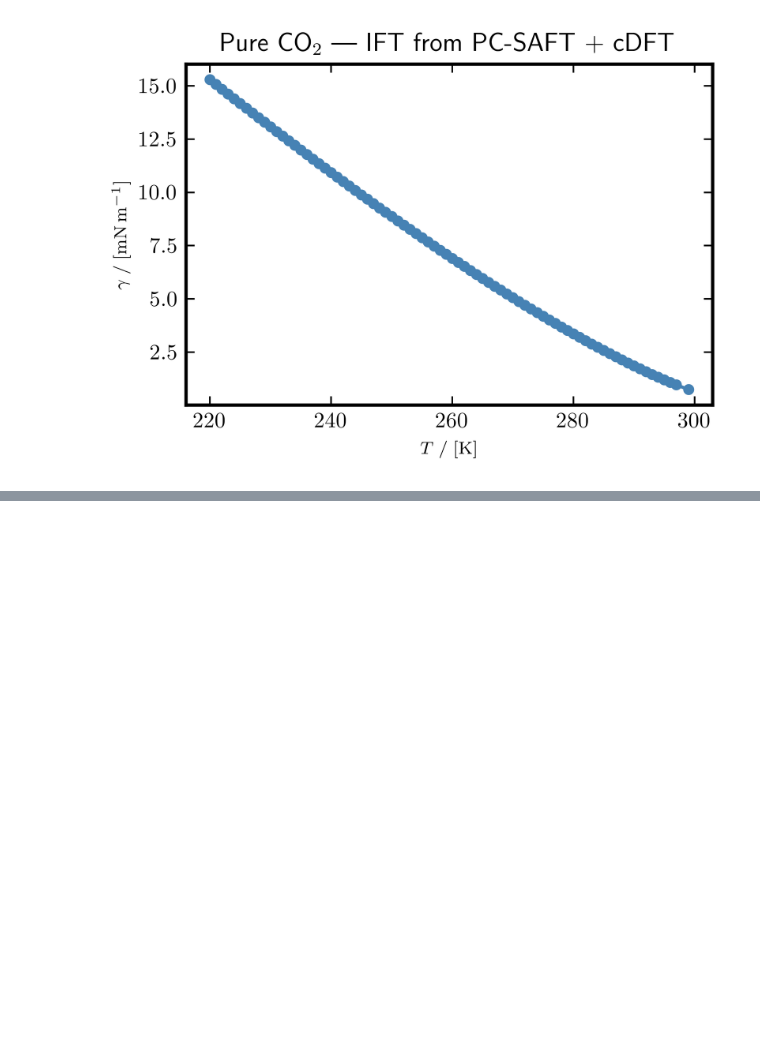
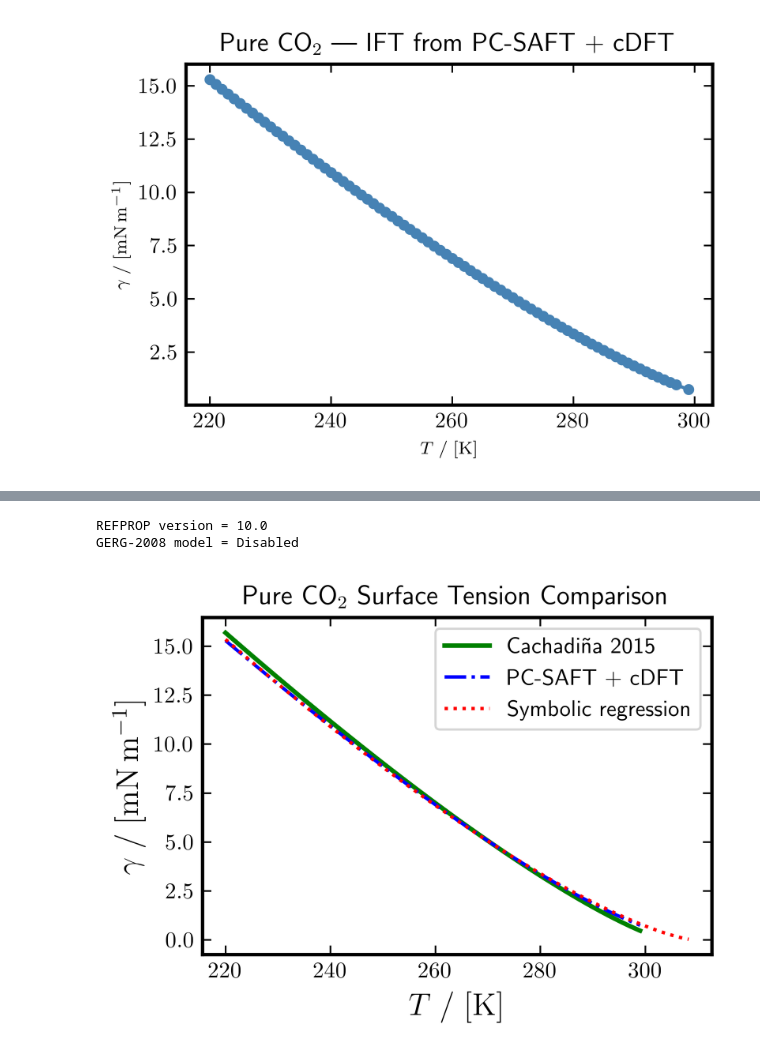
Before and after one commit to Darz2/co2-impurities-ml-surrogates, a Jupyter notebook: PCSAFT_cDFT/symbolic_regression/Pure_component.ipynb, the cells around one changed output, grey strips where cells are left out. Cells and saved outputs as stored; diff of their text form; code cells hidden in the pictures; blank space fills up the shorter version.

```diff
--- a/PCSAFT_cDFT/symbolic_regression/Pure_component.ipynb
+++ b/PCSAFT_cDFT/symbolic_regression/Pure_component.ipynb
@@ -55,0 +104,36 @@ plt.show()
+# %%
+# Compute pure surface tension using InterfacialTension from Interfacethermopy
+import sys
+sys.path.insert(0, '/home/darshan/A6/PCSAFT_cDFT/Interfacethermopy/src')
+from Interfacethermopy.Interfacethermopy import InterfacialTension
+
+ift = InterfacialTension('Mulero_2012.json')
+
+rp_path = "/home/darshan/Software/REFPROP/REFPROP-cmake/build"
+ift.ctREFPROP_init(rp_path)
+fluid_name = "CO2"
+T_range_pure = np.arange(220, 300, 1)
+
+gamma_pure = []
+for T in T_range_pure:
+    gamma_T, T_used = ift.compute_gamma_pure(T, fluid_name, key='Parachor')
+    gamma_pure.append(gamma_T)
+
+gamma_pure = np.array(gamma_pure)
+# %% [output]
+REFPROP version = 10.0
+GERG-2008 model = Disabled
+# %%
+# Plot comparison
+fig, ax = ps.plot_init()
+ax.plot(T_range_pure, gamma_pure, "-", lw=2, color="green", label="Cachadiña 2015")
+ax.plot(df['T_K'], df['gamma'], "-.", markersize=4, color="blue", label="PC-SAFT + cDFT")
+ax.plot(T_range, sigma, ":", markersize=4, color="red", label="Symbolic regression")
+ax.set_xlabel(r"$T \; / \; [\mathrm{K}]$", fontsize=ps.label_fontsize)
+ax.set_ylabel(r"$\gamma \; / \; [\mathrm{mN \, m^{-1}}]$", fontsize=ps.label_fontsize)
+ax.set_title(r"Pure CO$_2$ Surface Tension Comparison", fontsize=ps.title_fontsize)
+ax.legend()
+plt.tight_layout()
+plt.show()
+# %% [output]
+[figure, added]
```
Also changed, not shown: parts of 3 cells of this notebook, 17 other files.
